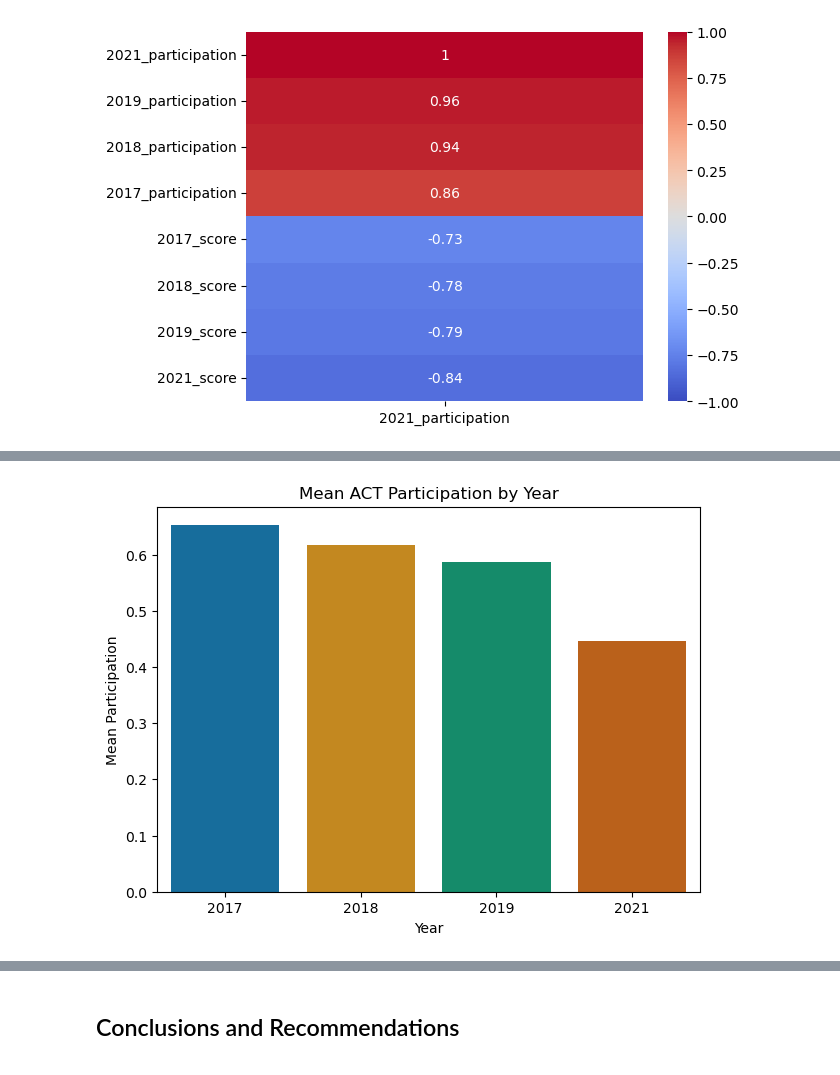
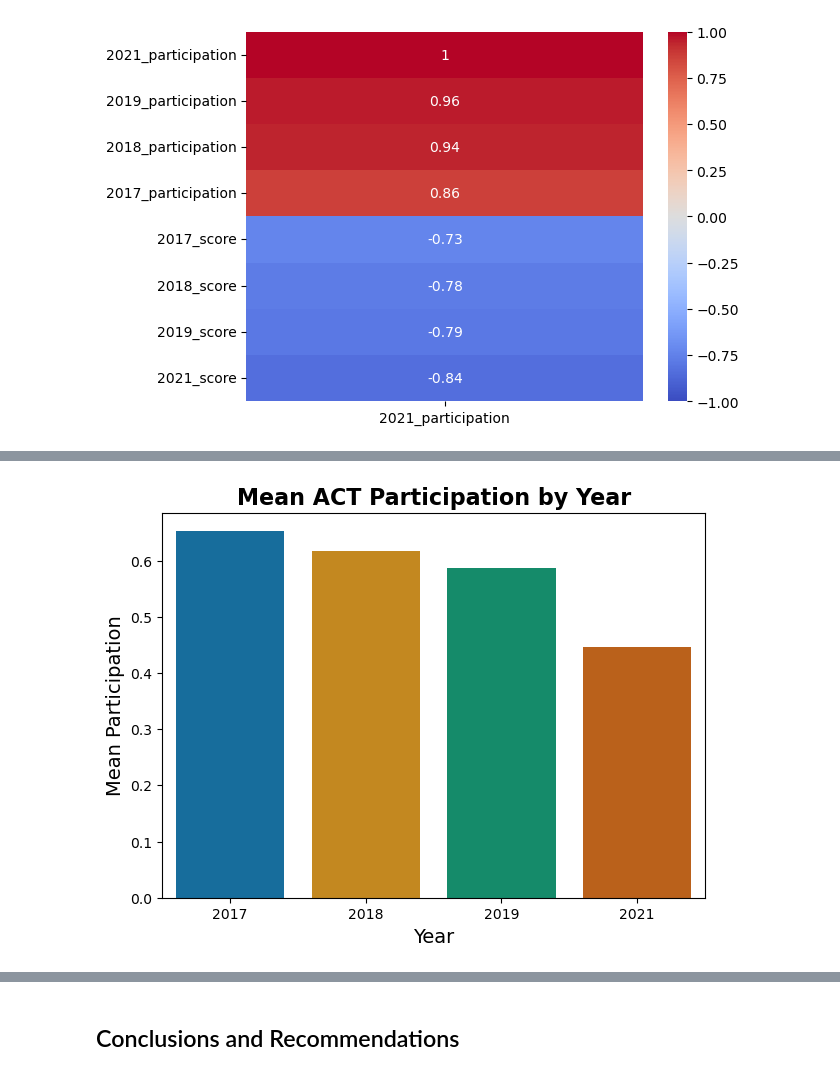
Before and after one commit to argishtiovsepyan/Standardized_Test_Analysis, a Jupyter notebook: code/argishti_project_1.ipynb, the cells around one changed output, grey strips where cells are left out. Saved outputs shown, nothing was run; the diff lists cells and outputs as text; code cells hidden in the pictures.

```diff
--- a/code/argishti_project_1.ipynb
+++ b/code/argishti_project_1.ipynb
@@ -801,14 +801,14 @@ plt.show()
 # %%
 act_part_national = {'Year': ['2017', '2018', '2019', '2021'],'Mean Participation': [mean_act['2017_participation'],mean_act['2018_participation'],mean_act['2019_participation'],mean_act['2021_participation']]}
 
 plt.figure(figsize=(7, 5))
 sns.barplot(x='Year', y='Mean Participation', data = act_part_data, palette = 'colorblind')
-plt.xlabel('Year')
-plt.ylabel('Mean Participation')
-plt.title('Mean ACT Participation by Year')
+plt.xlabel('Year', fontsize=14)
+plt.ylabel('Mean Participation', fontsize=14)
+plt.title('Mean ACT Participation by Year', fontweight="bold", fontsize=16)
 plt.show()
 # %% [output]
-[figure, old version]
+[figure, new version]
 # %%
 sat_part_national = {'Year': ['2017', '2018', '2019', '2021'],'Mean Participation': [mean_sat['2017_participation'],mean_sat['2018_participation'],mean_sat['2019_participation'],mean_sat['2021_participation']]}
 
```
Also changed, not shown: parts of 5 cells of this notebook.
